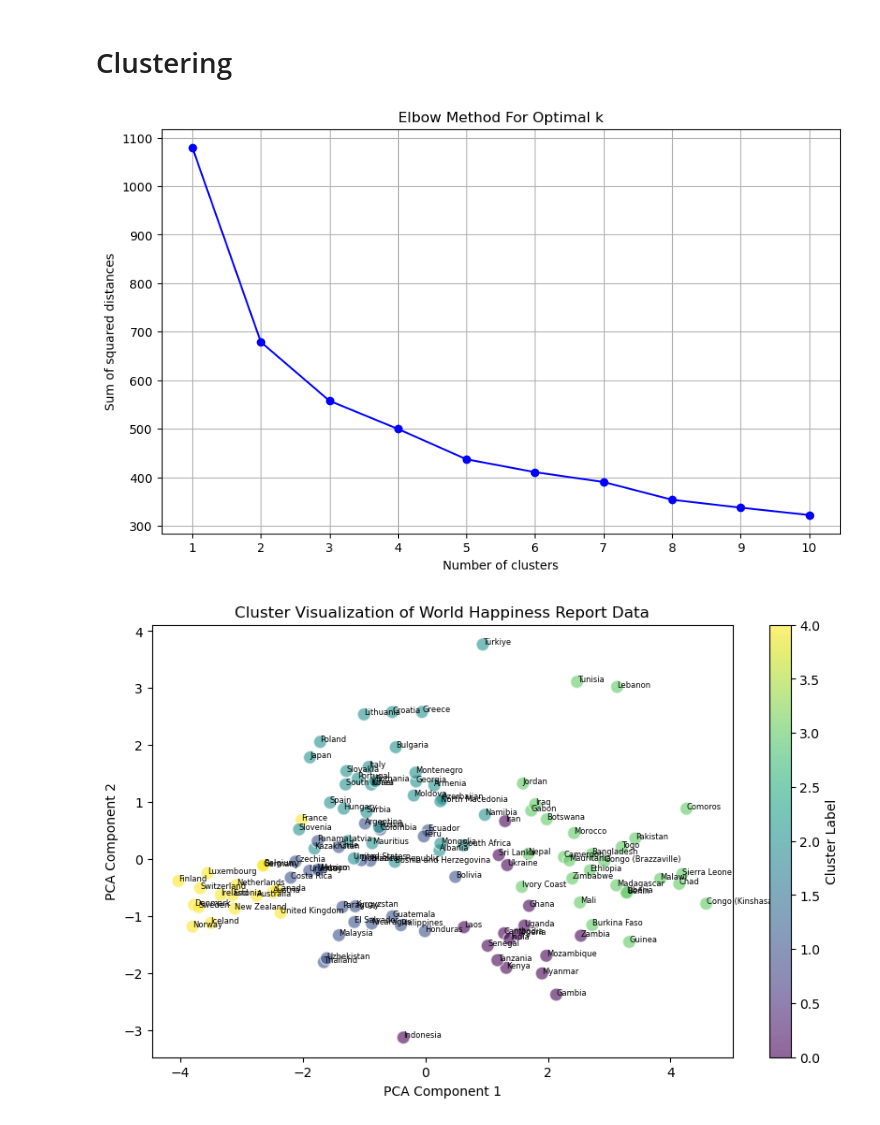
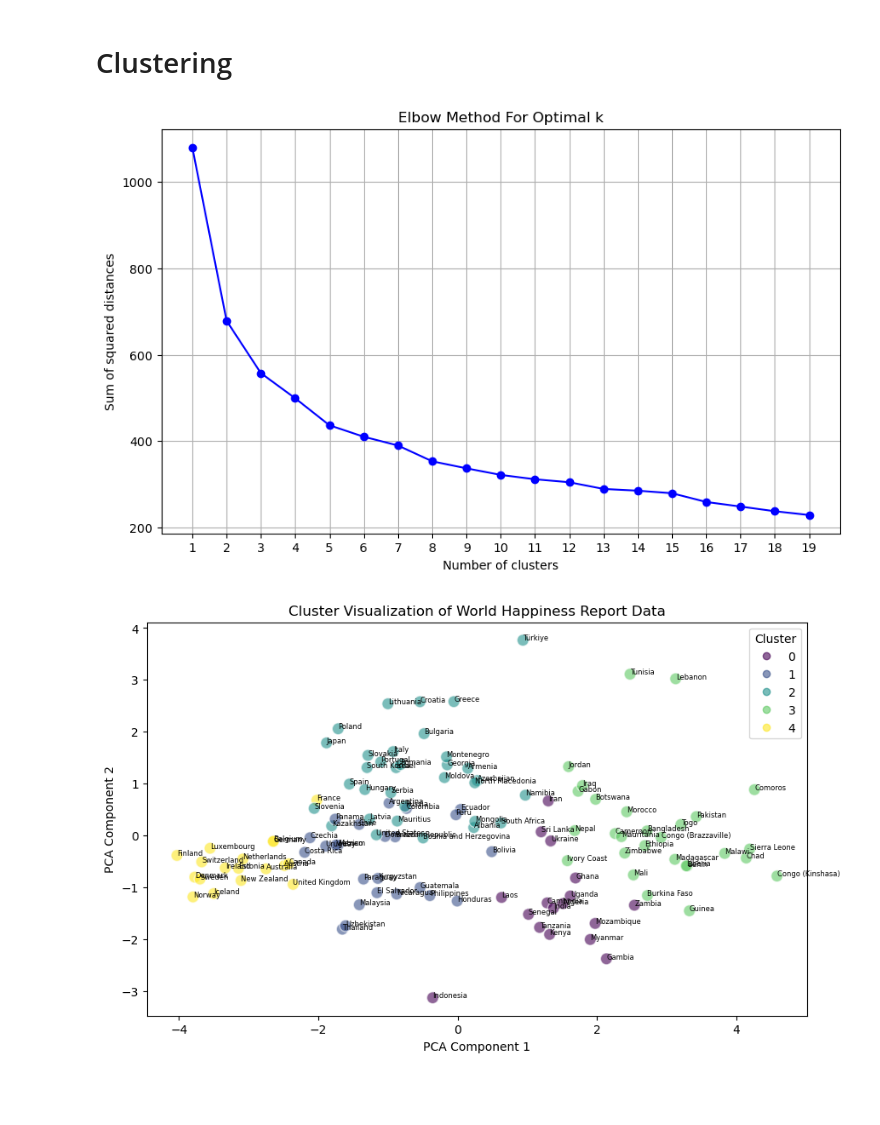
Before and after one commit to cwmitz/world-happiness-report, a Jupyter notebook: ML.ipynb, the cells around one changed output. Saved outputs shown, nothing was run; the diff lists cells and outputs as text; code cells hidden in the pictures; blank space fills up the shorter version.

```diff
--- a/ML.ipynb
+++ b/ML.ipynb
@@ -187,7 +187,7 @@ df['Cluster'] = clusters
 import matplotlib.pyplot as plt
 
 # Range of possible clusters to evaluate
-K = range(1, 11)
+K = range(1, 20)
 
 # Sum of squared distances
 ssd = []
@@ -207,27 +207,28 @@ plt.xticks(K)
 plt.grid(True)
 plt.show()
 # %% [output]
-[figure, old version]
+[figure, new version]
 # %%
 import matplotlib.pyplot as plt
 from sklearn.decomposition import PCA
 
 # Reducing dimensions with PCA
 pca = PCA(n_components=2)
 reduced_data = pca.fit_transform(scaled_data)
 
 # Scatter plot of the PCA result
 plt.figure(figsize=(10, 6))
 scatter = plt.scatter(reduced_data[:, 0], reduced_data[:, 1], c=clusters, cmap='viridis', alpha=0.6, edgecolors='w', s=100)
 plt.title('Cluster Visualization of World Happiness Report Data')
 plt.xlabel('PCA Component 1')
 plt.ylabel('PCA Component 2')
-plt.colorbar(scatter, label='Cluster Label')
+# Legend
+plt.legend(*scatter.legend_elements(), title='Cluster')
 
 # Labels
 for i, country in enumerate(df.index):
     plt.text(reduced_data[i, 0], reduced_data[i, 1], country, fontsize=6)
 
 plt.show()
 # %% [output]
-[figure, old version]
+[figure, new version]
```
Also changed, not shown: parts of 1 cell of this notebook.
